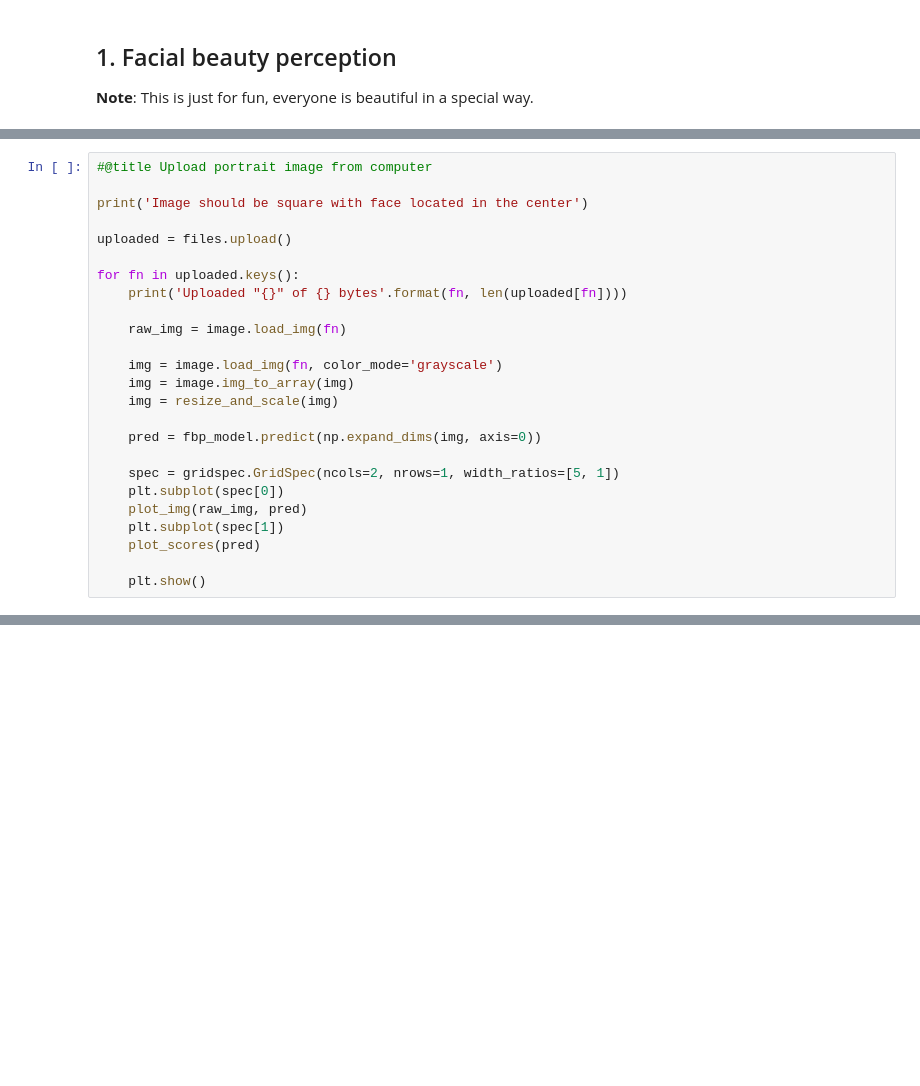
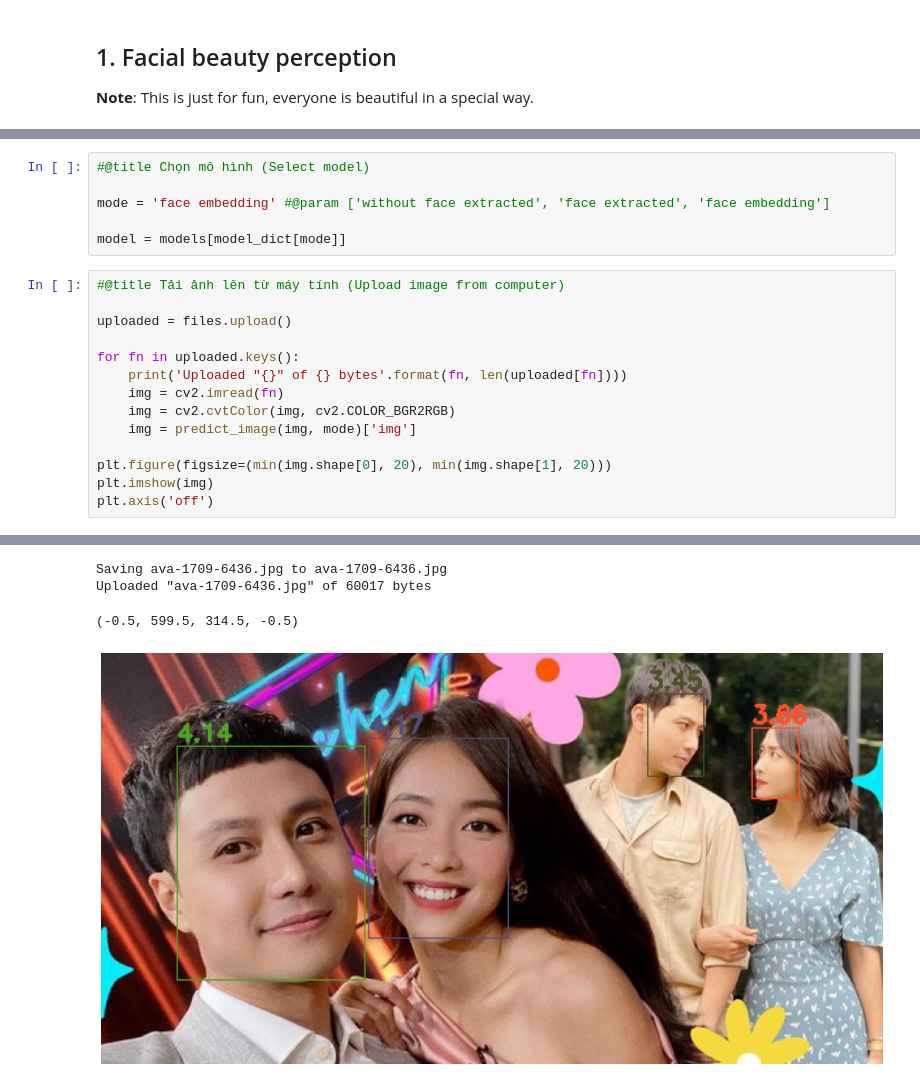
Before and after one commit to LapTQ/mlapplications, a Jupyter notebook: ML_applications.ipynb, the cells around one changed output, grey strips where cells are left out. Cells and saved outputs as stored; diff of their text form; blank space fills up the shorter version.

```diff
--- a/ML_applications.ipynb
+++ b/ML_applications.ipynb
@@ -38,25 +6,0 @@ fbp_model = tf.keras.models.load_model('mlapplications/trained_models/fbp')
-# %%
-#@title Upload portrait image from computer
-
-print('Image should be square with face located in the center')
-
-uploaded = files.upload()
-
-for fn in uploaded.keys():
-    print('Uploaded "{}" of {} bytes'.format(fn, len(uploaded[fn])))
-
-    raw_img = image.load_img(fn)
-
-    img = image.load_img(fn, color_mode='grayscale')
-    img = image.img_to_array(img)
-    img = resize_and_scale(img)
-
-    pred = fbp_model.predict(np.expand_dims(img, axis=0))
-
-    spec = gridspec.GridSpec(ncols=2, nrows=1, width_ratios=[5, 1])
-    plt.subplot(spec[0])
-    plot_img(raw_img, pred)
-    plt.subplot(spec[1])
-    plot_scores(pred)
-
-    plt.show()
@@ -67,0 +244,21 @@ Uploaded "00.png" of 74863 bytes
+# %%
+#@title Chọn mô hình (Select model)
+
+mode = 'face embedding' #@param ['without face extracted', 'face extracted', 'face embedding']
+
+model = models[model_dict[mode]]
+# %%
+#@title Tải ảnh lên từ máy tính (Upload image from computer)
+
+uploaded = files.upload()
+
+for fn in uploaded.keys():
+    print('Uploaded "{}" of {} bytes'.format(fn, len(uploaded[fn])))
+    img = cv2.imread(fn)
+    img = cv2.cvtColor(img, cv2.COLOR_BGR2RGB)
+    img = predict_image(img, mode)['img']
+
+plt.figure(figsize=(min(img.shape[0], 20), min(img.shape[1], 20)))
+plt.imshow(img)
+plt.axis('off')
+# %% [output]
@@ -67,0 +266,4 @@ Uploaded "00.png" of 74863 bytes
+Saving ava-1709-6436.jpg to ava-1709-6436.jpg
+Uploaded "ava-1709-6436.jpg" of 60017 bytes
+(-0.5, 599.5, 314.5, -0.5)
+[figure, added]
```
Also changed, not shown: parts of 5 cells of this notebook.
